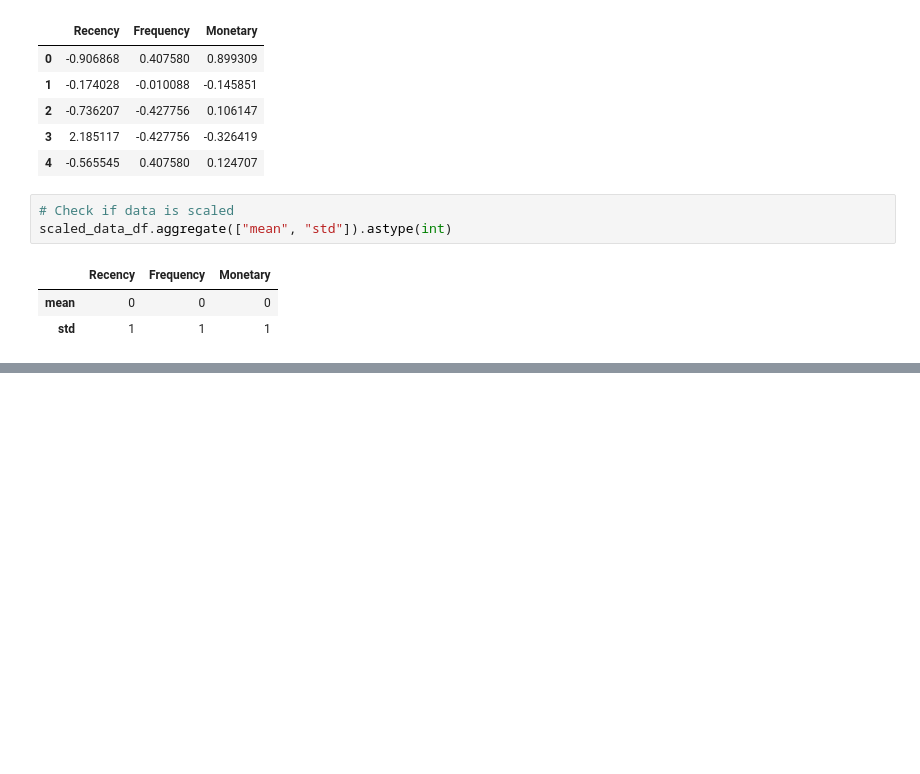
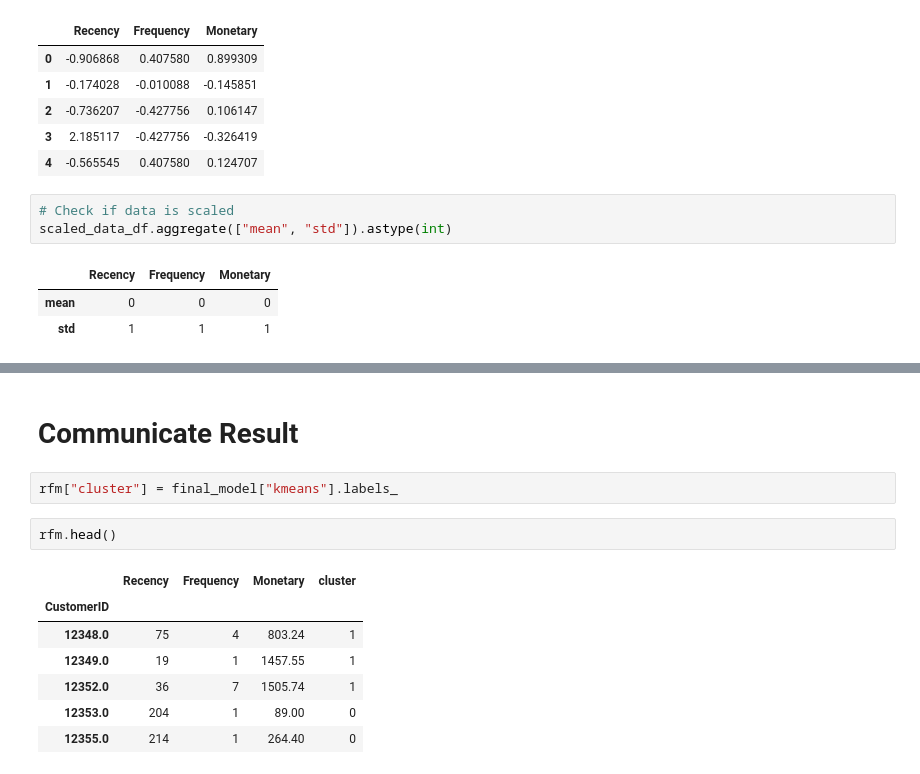
Before and after one commit to Sodiqlef/KMeans-RFM-customer-segmentation, a Jupyter notebook: KMeans-customers-segmentation.ipynb, the cells around one changed output, grey strips where cells are left out. Cells and saved outputs as stored; diff of their text form; blank space fills up the shorter version.

```diff
--- a/KMeans-customers-segmentation.ipynb
+++ b/KMeans-customers-segmentation.ipynb
@@ -346,0 +347,14 @@ Pipeline(steps=[('standardscaler', StandardScaler()),
+# %% [markdown]
+# Communicate Result
+# %%
+rfm["cluster"] = final_model["kmeans"].labels_
+# %%
+rfm.head()
+# %% [output]
+|  | Recency | Frequency | Monetary | cluster |
+| CustomerID |  |  |  |  |
+| 12348.0 | 75 | 4 | 803.24 | 1 |
+| 12349.0 | 19 | 1 | 1457.55 | 1 |
+| 12352.0 | 36 | 7 | 1505.74 | 1 |
+| 12353.0 | 204 | 1 | 89.00 | 0 |
+| 12355.0 | 214 | 1 | 264.40 | 0 |
```
Also changed, not shown: parts of 30 cells of this notebook.
